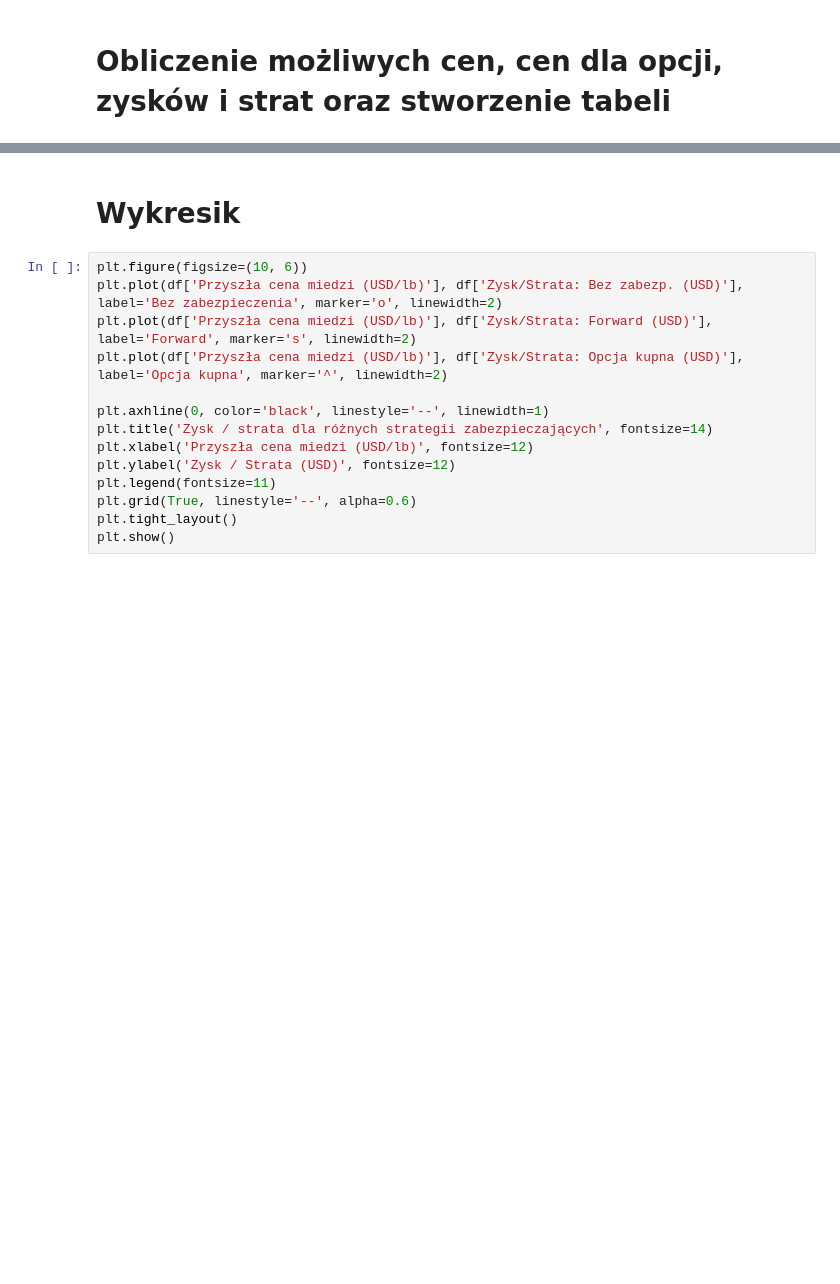
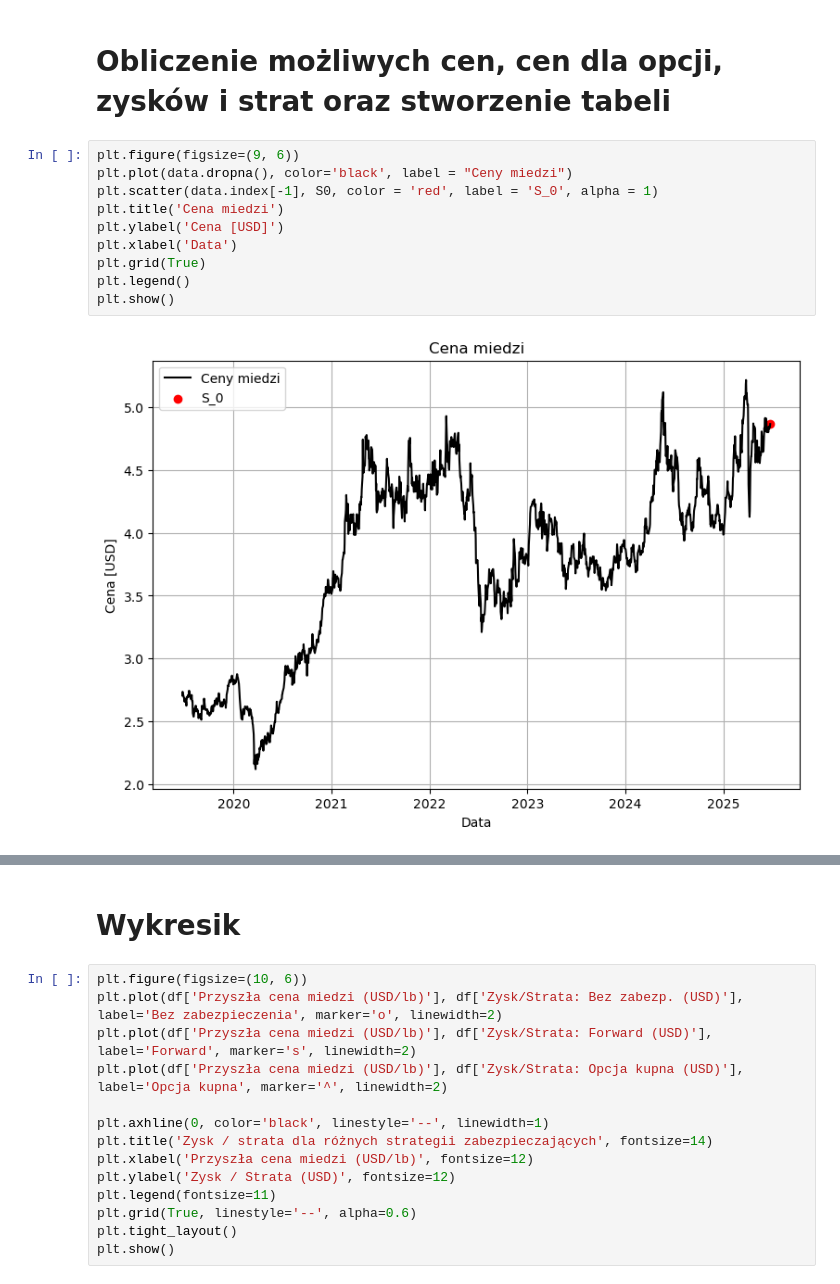
Before and after one commit to mathieuboro/nvidia_risk_management, a Jupyter notebook: projekt-5.ipynb, the cells around one changed output, grey strips where cells are left out. Cells and saved outputs as stored; diff of their text form; blank space fills up the shorter version.

```diff
--- a/projekt-5.ipynb
+++ b/projekt-5.ipynb
@@ -53,5 +53,17 @@ Zmienność roczna: 24.01%
 # %% [markdown]
 # Obliczenie możliwych cen, cen dla opcji, zysków i strat oraz stworzenie tabeli
+# %%
+plt.figure(figsize=(9, 6))
+plt.plot(data.dropna(), color='black', label = "Ceny miedzi")
+plt.scatter(data.index[-1], S0, color = 'red', label = 'S_0', alpha = 1)
+plt.title('Cena miedzi')
+plt.ylabel('Cena [USD]')
+plt.xlabel('Data')
+plt.grid(True)
+plt.legend()
+plt.show()
+# %% [output]
+[figure, added]
 # %%
 notional = 1000  # funty miedzi
 T = 90 / 365  # 90 dni
```
Also changed, not shown: parts of 9 cells of this notebook, 1 other file.
